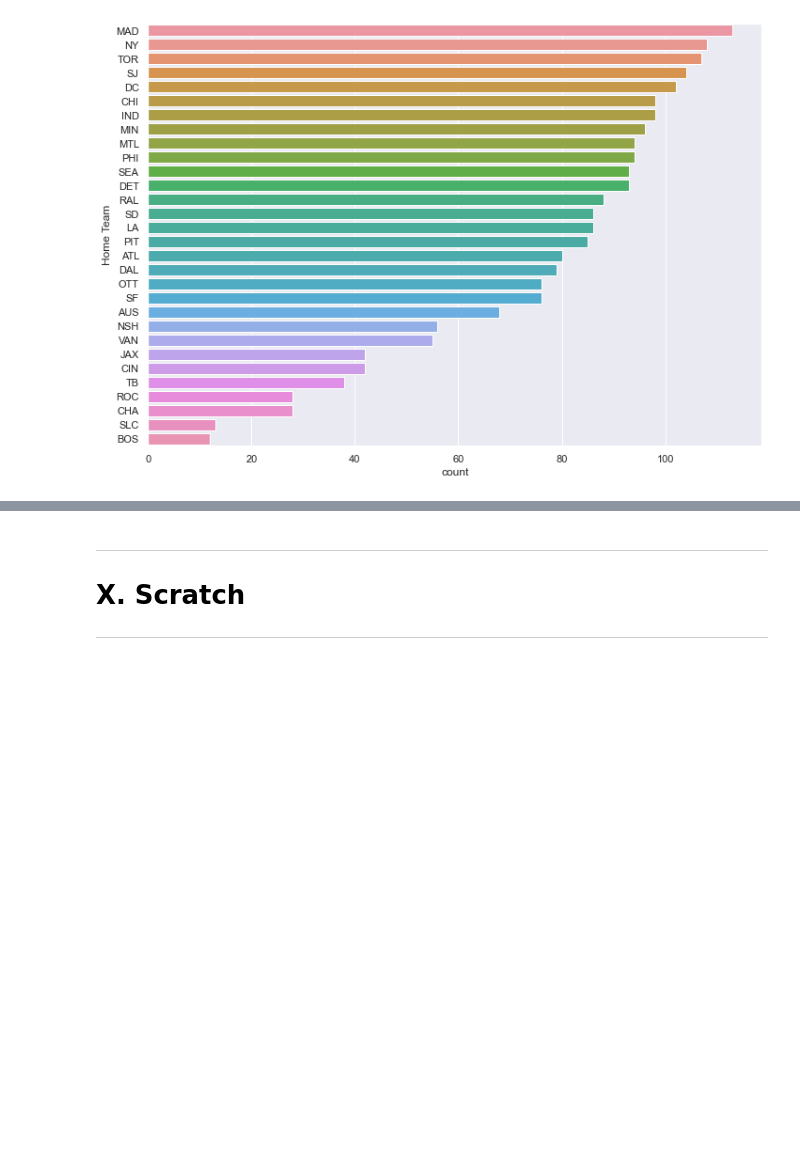
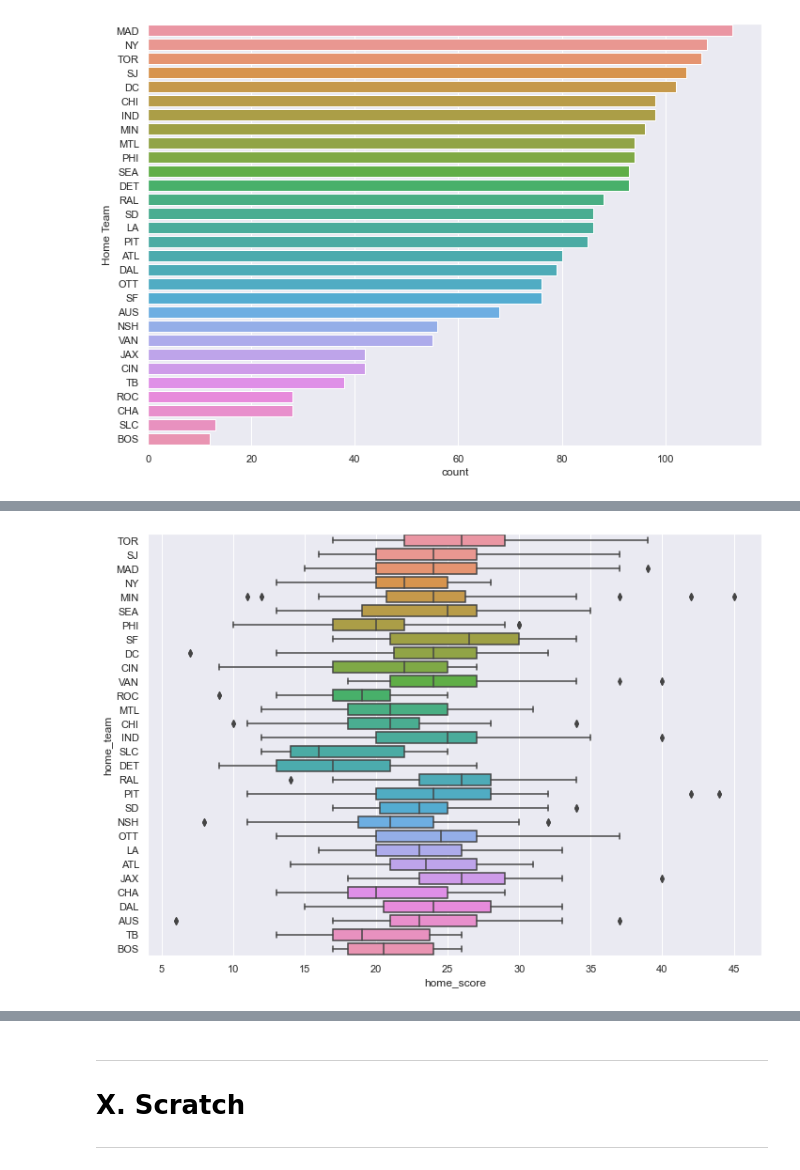
Before and after one commit to g-lorenzo/audl_ds, a Jupyter notebook: EDA.ipynb, the cells around one changed output, grey strips where cells are left out. Cells and saved outputs as stored; diff of their text form; code cells hidden in the pictures; blank space fills up the shorter version.

```diff
--- a/EDA.ipynb
+++ b/EDA.ipynb
@@ -96,0 +113,5 @@ pd.DataFr
+# %%
+# Home and Away Scores
+sns.boxplot(data=df, x='home_score', y='home_team');
+# %% [output]
+[figure, added]
```
Also changed, not shown: parts of 9 cells of this notebook.
